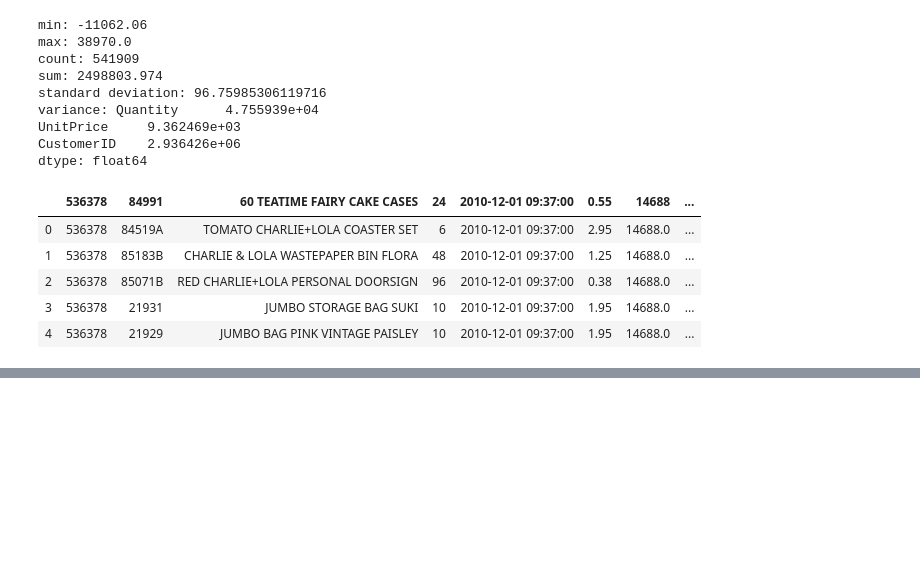
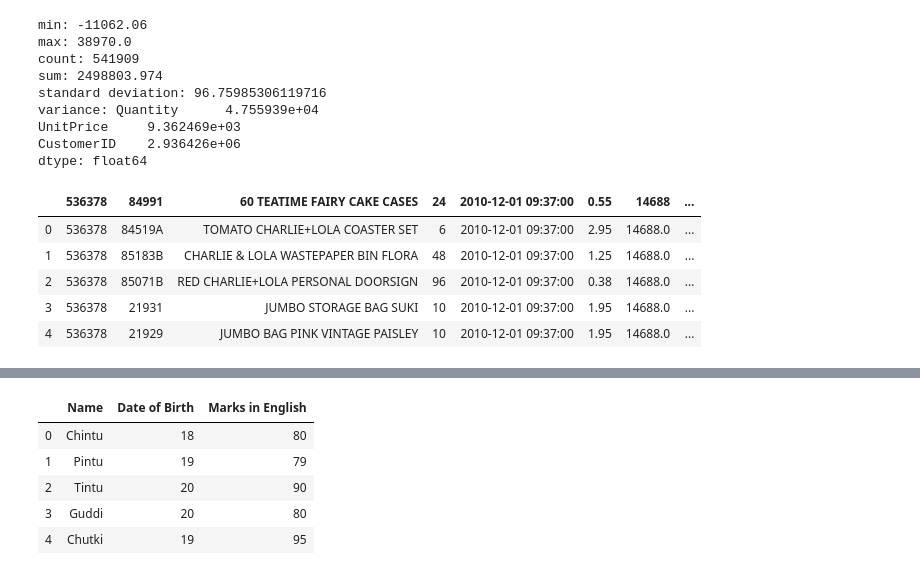
Before and after one commit to manohar2000/Deep-Learning-Labs, a Jupyter notebook: Lab2/Lab2-part1.ipynb, the cells around one changed output, grey strips where cells are left out. Saved outputs shown, nothing was run; the diff lists cells and outputs as text; code cells hidden in the pictures; blank space fills up the shorter version.

```diff
--- a/Lab2/Lab2-part1.ipynb
+++ b/Lab2/Lab2-part1.ipynb
@@ -126,0 +216,4 @@ filter_col.head()
+# %%
+temp = pd.Series(['Chintu', 18, 80 ], index=df.columns)
+df = df.append(temp,ignore_index=True)
+df
@@ -126,0 +223,4 @@ filter_col.head()
+# %%
+temp = pd.Series(['Pintu', 19, 79], index=df.columns)
+df = df.append(temp,ignore_index=True)
+df
@@ -126,0 +231,4 @@ filter_col.head()
+# %%
+temp = pd.Series(['Tintu', 20 , 90], index=df.columns)
+df = df.append(temp,ignore_index=True)
+df
@@ -126,0 +240,4 @@ filter_col.head()
+# %%
+temp = pd.Series(['Guddi', 20 , 80], index=df.columns)
+df = df.append(temp,ignore_index=True)
+df
@@ -126,0 +250,11 @@ filter_col.head()
+# %%
+temp = pd.Series(['Chutki', 19 , 95], index=df.columns)
+df = df.append(temp,ignore_index=True)
+df
+# %% [output]
+|  | Name | Date of Birth | Marks in English |
+| 0 | Chintu | 18 | 80 |
+| 1 | Pintu | 19 | 79 |
+| 2 | Tintu | 20 | 90 |
+| 3 | Guddi | 20 | 80 |
+| 4 | Chutki | 19 | 95 |
```
Also changed, not shown: parts of 24 cells of this notebook.
